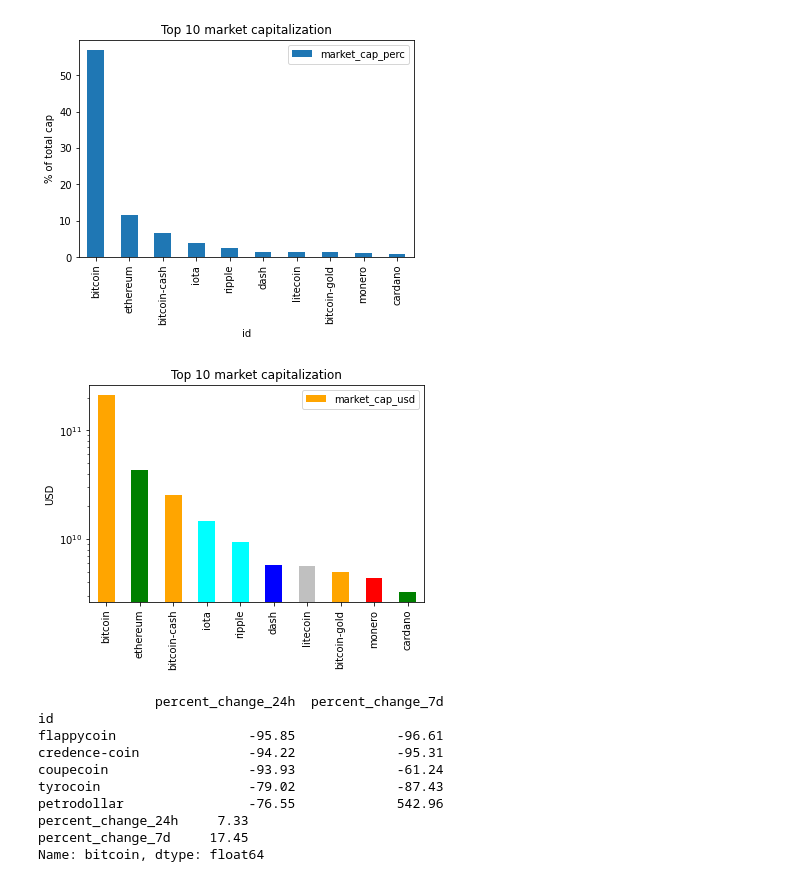
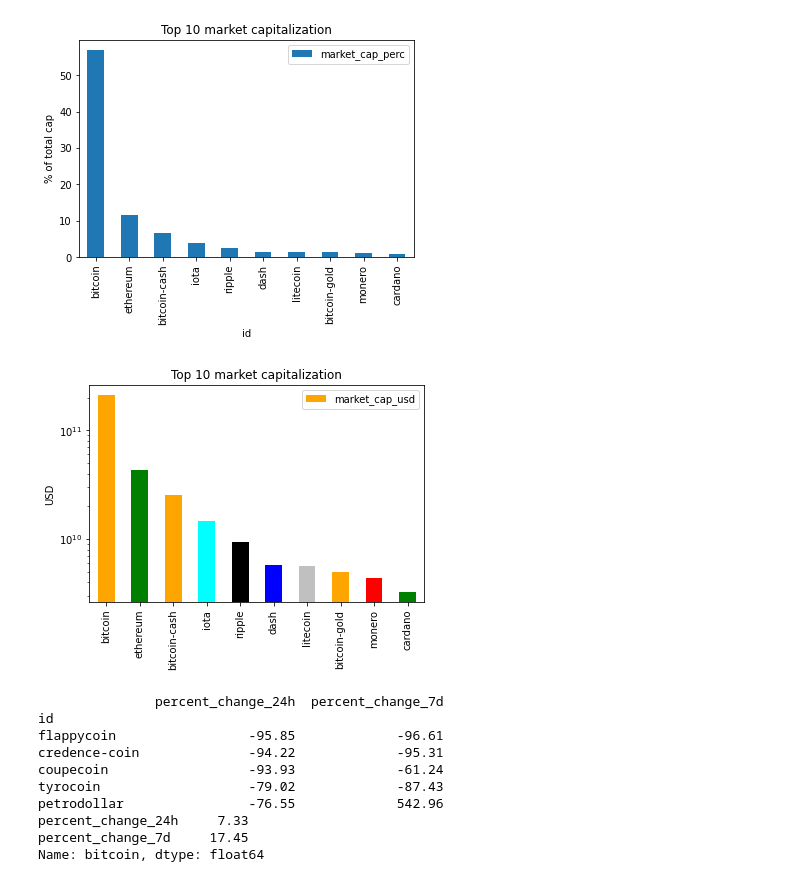
Before and after one commit to DimosTheof/bitcoin_project, a Jupyter notebook: bitcoins_upload.ipynb, the cells around one changed output. Cells and saved outputs as stored; diff of their text form; code cells hidden in the pictures.

```diff
--- a/bitcoins_upload.ipynb
+++ b/bitcoins_upload.ipynb
@@ -52,16 +73,16 @@ cardano         3.231420e+09
 [figure]
 # %%
 # Colors for the bar plot
-COLORS = ['orange', 'green', 'orange', 'cyan', 'cyan', 'blue', 'silver', 'orange', 'red', 'green']
+COLORS = ['orange', 'green', 'orange', 'cyan', 'black', 'blue', 'silver', 'orange', 'red', 'green']
 
 # Plotting market_cap_usd but we scale with log10 instead of using percentages. The colors are suggestion of the project template and signify similarities between bitcoins
 ax = cap10.plot(y="market_cap_usd",kind="bar",title=TOP_CAP_TITLE,color=COLORS)
 ax.set_yscale('log')
 ax.set_ylabel("USD")
 ax.set_xlabel("")
 plt.show()
 # %% [output]
-[figure, old version]
+[figure, new version]
 # %%
 # We select the id, percent_change_24h and percent_change_7d columns of the initial dataset and make some minor modifications to our dataset
 volatility = df17[["id","percent_change_24h","percent_change_7d"]]
```
Also changed, not shown: parts of 16 cells of this notebook.
